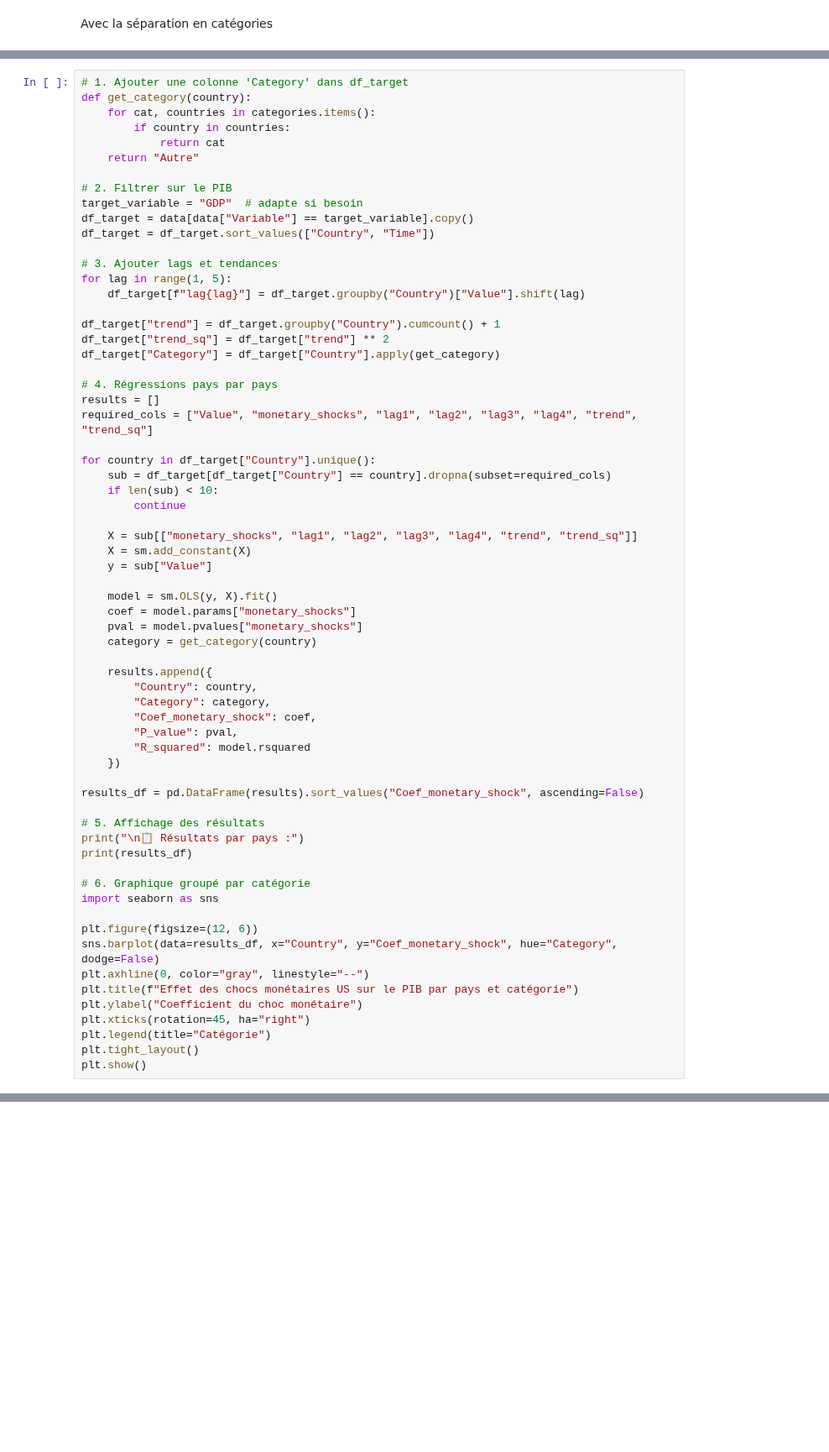
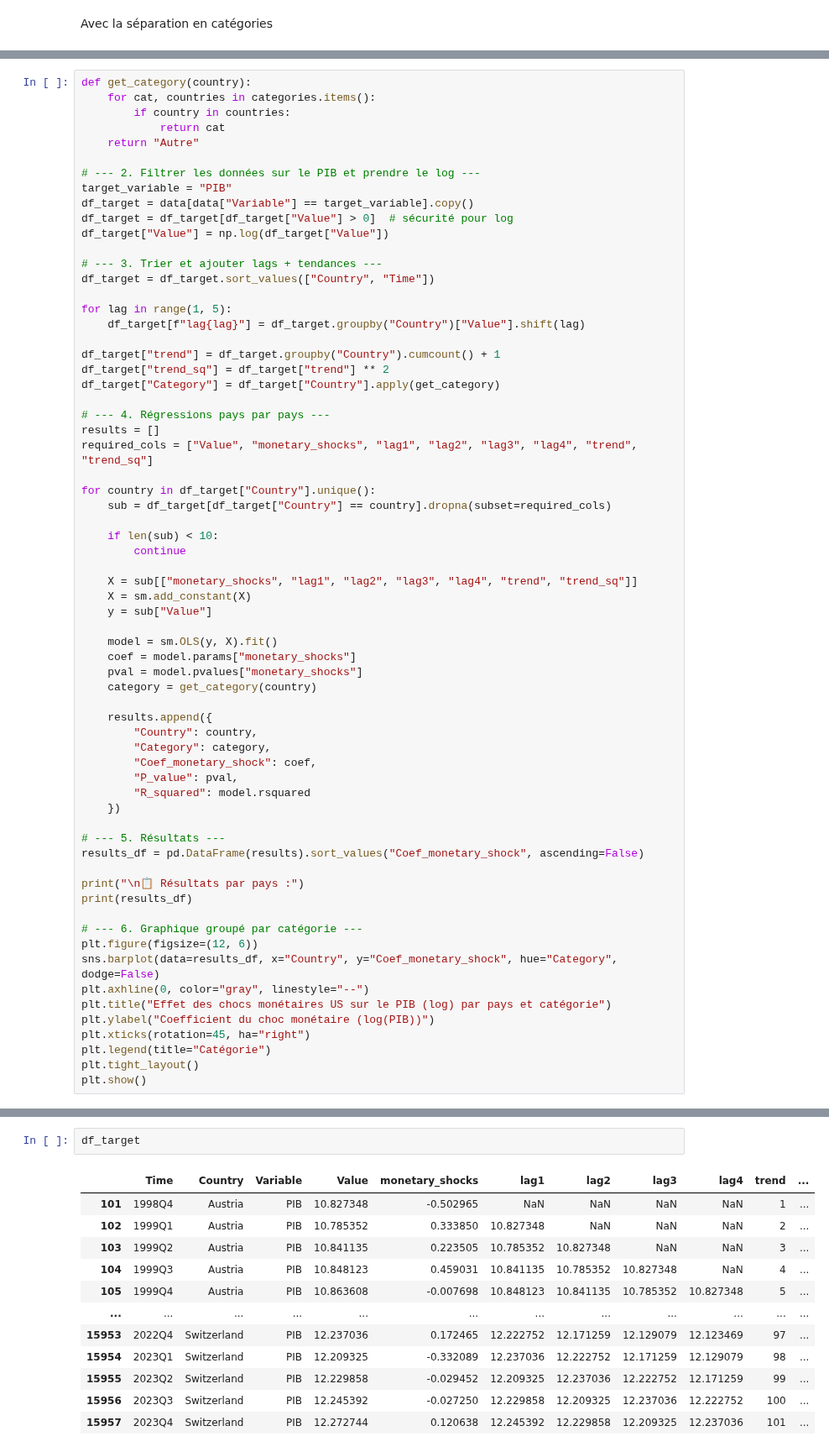
Before and after one commit to enriquealarcon01/Stat-App, a Jupyter notebook: modèle/modèle US.ipynb, the cells around one changed output, grey strips where cells are left out. Shown at 84% size. Drawn from its saved outputs; the diff is of its cells as text; blank space fills up the shorter version.

```diff
--- a/modèle/modèle US.ipynb
+++ b/modèle/modèle US.ipynb
@@ -798,19 +846,21 @@ categories = {
     ]
 }
 # %%
-# 1. Ajouter une colonne 'Category' dans df_target
 def get_category(country):
     for cat, countries in categories.items():
         if country in countries:
             return cat
     return "Autre"
 
-# 2. Filtrer sur le PIB
-target_variable = "GDP"  # adapte si besoin
+# --- 2. Filtrer les données sur le PIB et prendre le log ---
+target_variable = "PIB"
 df_target = data[data["Variable"] == target_variable].copy()
+df_target = df_target[df_target["Value"] > 0]  # sécurité pour log
+df_target["Value"] = np.log(df_target["Value"])
+
+# --- 3. Trier et ajouter lags + tendances ---
 df_target = df_target.sort_values(["Country", "Time"])
 
-# 3. Ajouter lags et tendances
 for lag in range(1, 5):
     df_target[f"lag{lag}"] = df_target.groupby("Country")["Value"].shift(lag)
 
@@ -818,12 +868,13 @@ df_target["trend"] = df_target.groupby("Country").cumcount() + 1
 df_target["trend_sq"] = df_target["trend"] ** 2
 df_target["Category"] = df_target["Country"].apply(get_category)
 
-# 4. Régressions pays par pays
+# --- 4. Régressions pays par pays ---
 results = []
 required_cols = ["Value", "monetary_shocks", "lag1", "lag2", "lag3", "lag4", "trend", "trend_sq"]
 
 for country in df_target["Country"].unique():
     sub = df_target[df_target["Country"] == country].dropna(subset=required_cols)
+
     if len(sub) < 10:
         continue
 
@@ -844,20 +895,18 @@ for country in df_target["Country"].unique():
         "R_squared": model.rsquared
     })
 
+# --- 5. Résultats ---
 results_df = pd.DataFrame(results).sort_values("Coef_monetary_shock", ascending=False)
 
-# 5. Affichage des résultats
 print("\n📋 Résultats par pays :")
 print(results_df)
 
-# 6. Graphique groupé par catégorie
-import seaborn as sns
-
+# --- 6. Graphique groupé par catégorie ---
 plt.figure(figsize=(12, 6))
 sns.barplot(data=results_df, x="Country", y="Coef_monetary_shock", hue="Category", dodge=False)
 plt.axhline(0, color="gray", linestyle="--")
-plt.title(f"Effet des chocs monétaires US sur le PIB par pays et catégorie")
-plt.ylabel("Coefficient du choc monétaire")
+plt.title("Effet des chocs monétaires US sur le PIB (log) par pays et catégorie")
+plt.ylabel("Coefficient du choc monétaire (log(PIB))")
 plt.xticks(rotation=45, ha="right")
 plt.legend(title="Catégorie")
 plt.tight_layout()
@@ -866,0 +935,15 @@ KeyError: 'Coef_monetary_shock'
+# %%
+df_target
+# %% [output]
+|  | Time | Country | Variable | Value | monetary_shocks | lag1 | lag2 | lag3 | lag4 | trend | ... |
+| 101 | 1998Q4 | Austria | PIB | 10.827348 | -0.502965 | NaN | NaN | NaN | NaN | 1 | ... |
+| 102 | 1999Q1 | Austria | PIB | 10.785352 | 0.333850 | 10.827348 | NaN | NaN | NaN | 2 | ... |
+| 103 | 1999Q2 | Austria | PIB | 10.841135 | 0.223505 | 10.785352 | 10.827348 | NaN | NaN | 3 | ... |
+| 104 | 1999Q3 | Austria | PIB | 10.848123 | 0.459031 | 10.841135 | 10.785352 | 10.827348 | NaN | 4 | ... |
+| 105 | 1999Q4 | Austria | PIB | 10.863608 | -0.007698 | 10.848123 | 10.841135 | 10.785352 | 10.827348 | 5 | ... |
+| ... | ... | ... | ... | ... | ... | ... | ... | ... | ... | ... | ... |
+| 15953 | 2022Q4 | Switzerland | PIB | 12.237036 | 0.172465 | 12.222752 | 12.171259 | 12.129079 | 12.123469 | 97 | ... |
+| 15954 | 2023Q1 | Switzerland | PIB | 12.209325 | -0.332089 | 12.237036 | 12.222752 | 12.171259 | 12.129079 | 98 | ... |
+| 15955 | 2023Q2 | Switzerland | PIB | 12.229858 | -0.029452 | 12.209325 | 12.237036 | 12.222752 | 12.171259 | 99 | ... |
+| 15956 | 2023Q3 | Switzerland | PIB | 12.245392 | -0.027250 | 12.229858 | 12.209325 | 12.237036 | 12.222752 | 100 | ... |
+| 15957 | 2023Q4 | Switzerland | PIB | 12.272744 | 0.120638 | 12.245392 | 12.229858 | 12.209325 | 12.237036 | 101 | ... |
```
Also changed, not shown: parts of 14 cells of this notebook, 2 other files.
